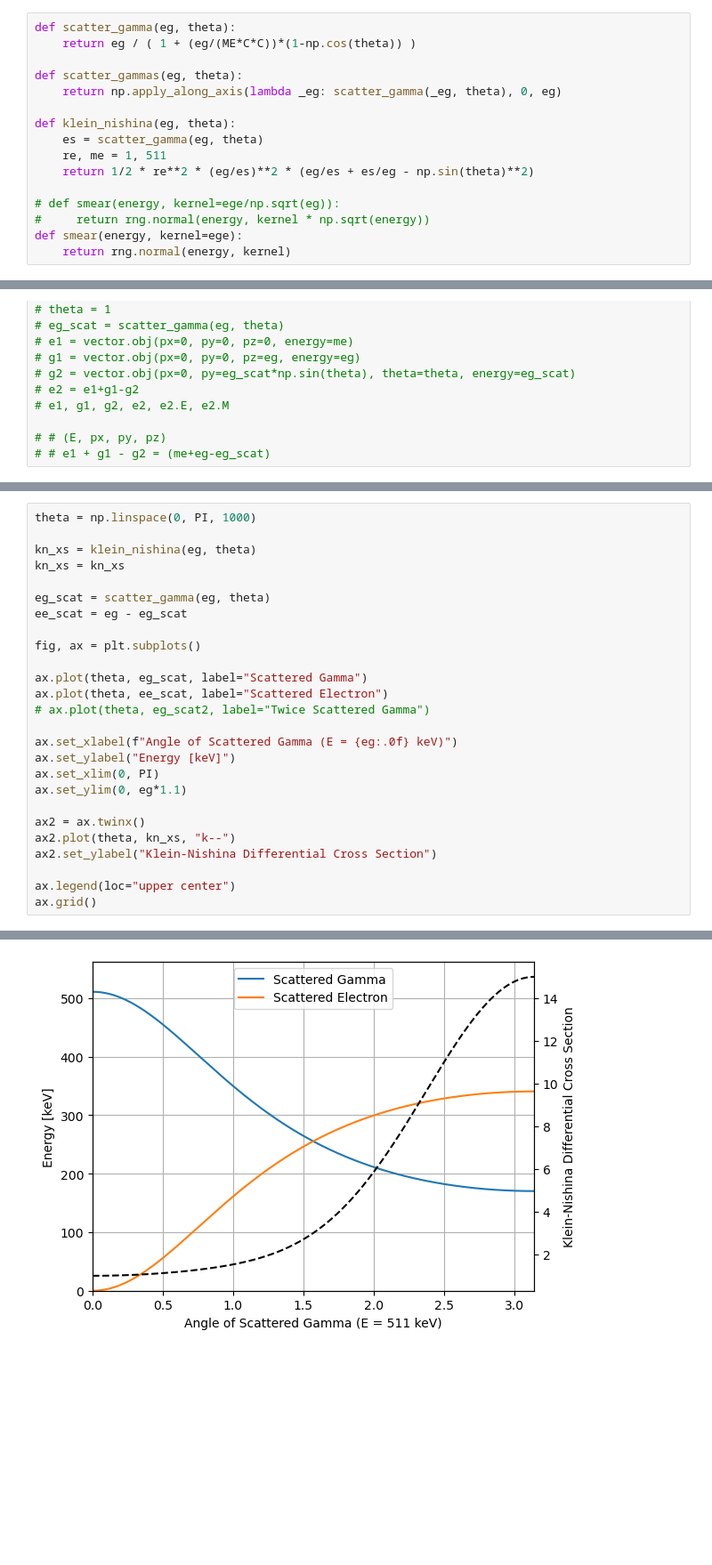
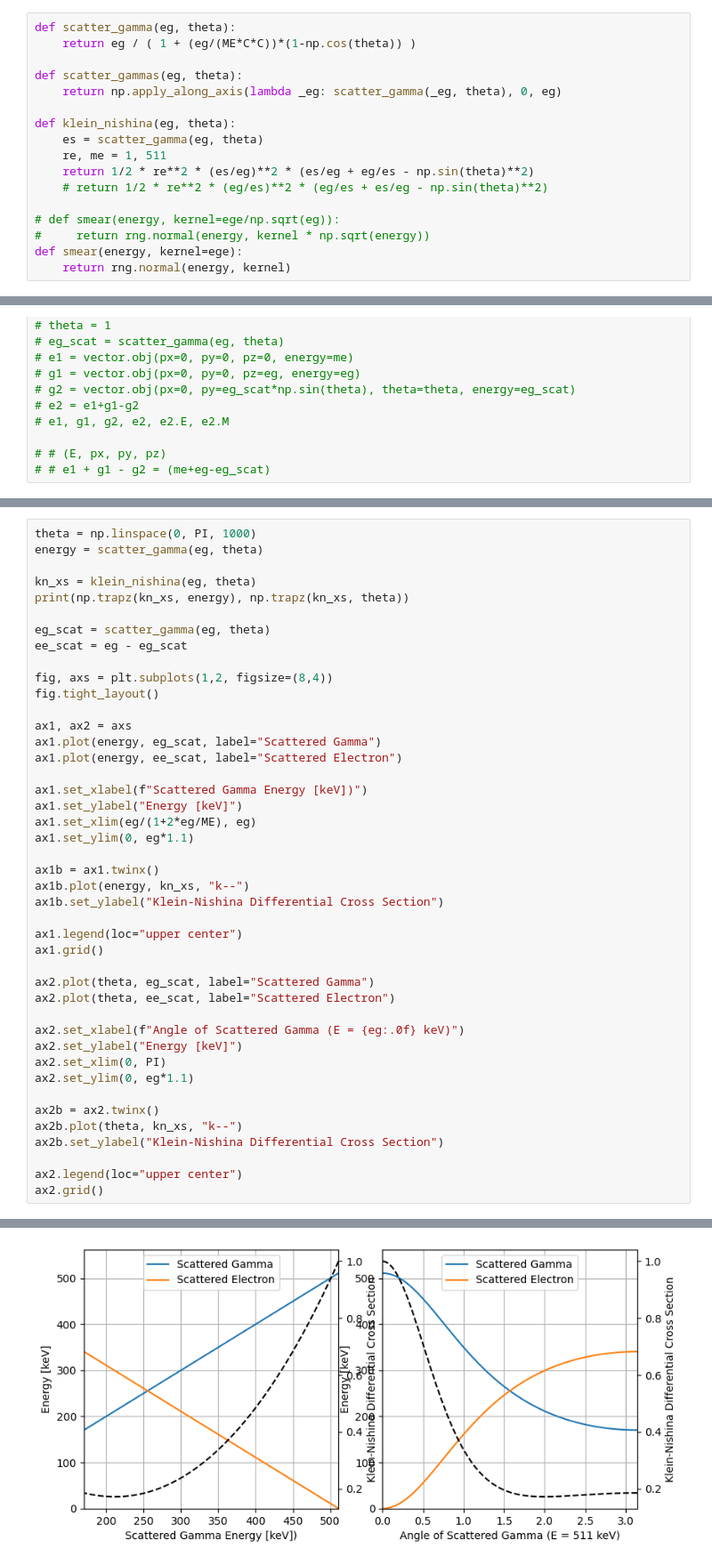
Before and after one commit to psimmerl/module_testing, a Jupyter notebook: notebooks/compton.ipynb, the cells around one changed output, grey strips where cells are left out. Shown at 89% size. Saved outputs shown, nothing was run; the diff lists cells and outputs as text; blank space fills up the shorter version.

Commit message:
more updates on complete gamma spectra fitting

```diff
--- a/notebooks/compton.ipynb
+++ b/notebooks/compton.ipynb
@@ -122,7 +123,8 @@ def scatter_gammas(eg, theta):
 def klein_nishina(eg, theta):
     es = scatter_gamma(eg, theta)
     re, me = 1, 511
-    return 1/2 * re**2 * (eg/es)**2 * (eg/es + es/eg - np.sin(theta)**2)
+    return 1/2 * re**2 * (es/eg)**2 * (es/eg + eg/es - np.sin(theta)**2)
+    # return 1/2 * re**2 * (eg/es)**2 * (eg/es + es/eg - np.sin(theta)**2)
 
 # def smear(energy, kernel=ege/np.sqrt(eg)):
 #     return rng.normal(energy, kernel * np.sqrt(energy))
@@ -145,27 +204,44 @@ def smear(energy, kernel=ege):
 # %%
 theta = np.linspace(0, PI, 1000)
+energy = scatter_gamma(eg, theta)
 
 kn_xs = klein_nishina(eg, theta)
-kn_xs = kn_xs
+print(np.trapz(kn_xs, energy), np.trapz(kn_xs, theta))
 
 eg_scat = scatter_gamma(eg, theta)
 ee_scat = eg - eg_scat
 
-fig, ax = plt.subplots()
+fig, axs = plt.subplots(1,2, figsize=(8,4))
+fig.tight_layout()
 
-ax.plot(theta, eg_scat, label="Scattered Gamma")
-ax.plot(theta, ee_scat, label="Scattered Electron")
-# ax.plot(theta, eg_scat2, label="Twice Scattered Gamma")
+ax1, ax2 = axs
+ax1.plot(energy, eg_scat, label="Scattered Gamma")
+ax1.plot(energy, ee_scat, label="Scattered Electron")
 
-ax.set_xlabel(f"Angle of Scattered Gamma (E = {eg:.0f} keV)")
-ax.set_ylabel("Energy [keV]")
-ax.set_xlim(0, PI)
-ax.set_ylim(0, eg*1.1)
+ax1.set_xlabel(f"Scattered Gamma Energy [keV])")
+ax1.set_ylabel("Energy [keV]")
+ax1.set_xlim(eg/(1+2*eg/ME), eg)
+ax1.set_ylim(0, eg*1.1)
 
-ax2 = ax.twinx()
-ax2.plot(theta, kn_xs, "k--")
-ax2.set_ylabel("Klein-Nishina Differential Cross Section")
+ax1b = ax1.twinx()
+ax1b.plot(energy, kn_xs, "k--")
+ax1b.set_ylabel("Klein-Nishina Differential Cross Section")
 
-ax.legend(loc="upper center")
-ax.grid()
+ax1.legend(loc="upper center")
+ax1.grid()
+
+ax2.plot(theta, eg_scat, label="Scattered Gamma")
+ax2.plot(theta, ee_scat, label="Scattered Electron")
+
+ax2.set_xlabel(f"Angle of Scattered Gamma (E = {eg:.0f} keV)")
+ax2.set_ylabel("Energy [keV]")
+ax2.set_xlim(0, PI)
+ax2.set_ylim(0, eg*1.1)
+
+ax2b = ax2.twinx()
+ax2b.plot(theta, kn_xs, "k--")
+ax2b.set_ylabel("Klein-Nishina Differential Cross Section")
+
+ax2.legend(loc="upper center")
+ax2.grid()
 # %% [output]
@@ -172,2 +249,2 @@ ax.grid()
-[figure, old version]
+[figure, new version]
 # %%
```
Also changed, not shown: parts of 5 cells of this notebook, 2 other files.
